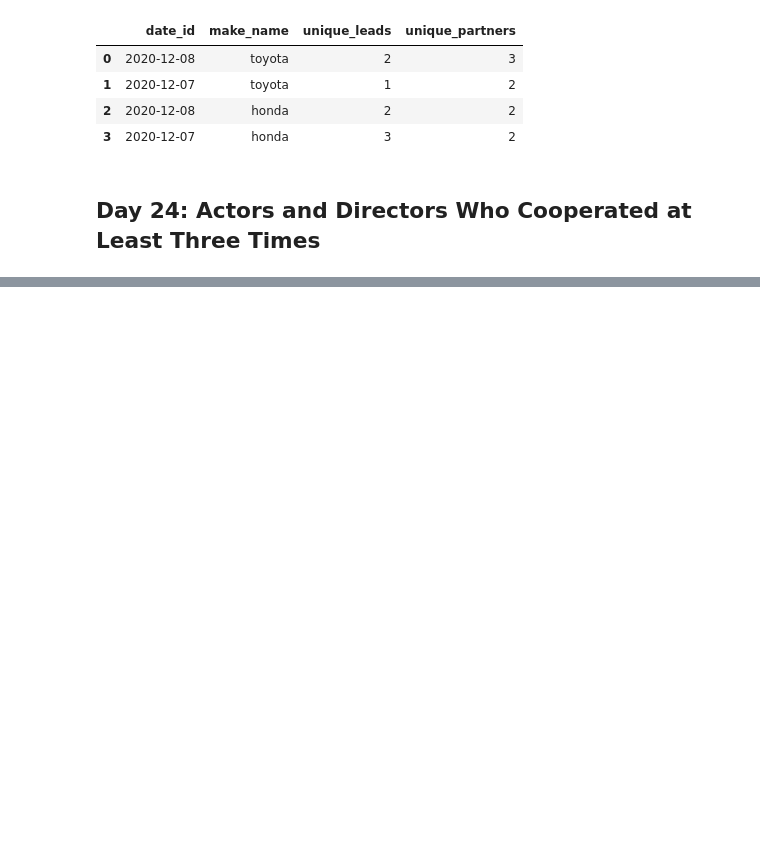
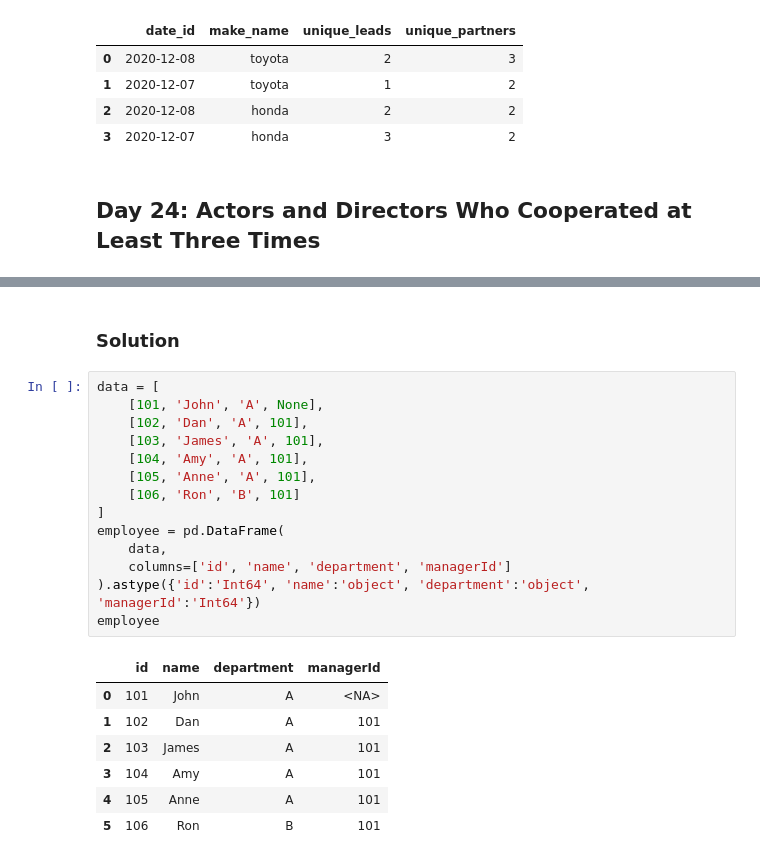
Before and after one commit to mkkhan151/30-days-pandas-challange, a Jupyter notebook: 30_Days_of_Pandas_LeetCode_Challage.ipynb, the cells around one changed output, grey strips where cells are left out. Saved outputs shown, nothing was run; the diff lists cells and outputs as text; blank space fills up the shorter version.

```diff
--- a/30_Days_of_Pandas_LeetCode_Challage.ipynb
+++ b/30_Days_of_Pandas_LeetCode_Challage.ipynb
@@ -1987,0 +2364,24 @@ daily_leads_and_partners(daily_sales)
+# %% [markdown]
+### Solution
+# %%
+data = [
+    [101, 'John', 'A', None],
+    [102, 'Dan', 'A', 101],
+    [103, 'James', 'A', 101],
+    [104, 'Amy', 'A', 101],
+    [105, 'Anne', 'A', 101],
+    [106, 'Ron', 'B', 101]
+]
+employee = pd.DataFrame(
+    data,
+    columns=['id', 'name', 'department', 'managerId']
+).astype({'id':'Int64', 'name':'object', 'department':'object', 'managerId':'Int64'})
+employee
+# %% [output]
+|  | id | name | department | managerId |
+| 0 | 101 | John | A | <NA> |
+| 1 | 102 | Dan | A | 101 |
+| 2 | 103 | James | A | 101 |
+| 3 | 104 | Amy | A | 101 |
+| 4 | 105 | Anne | A | 101 |
+| 5 | 106 | Ron | B | 101 |
```
Also changed, not shown: parts of 23 cells of this notebook.
